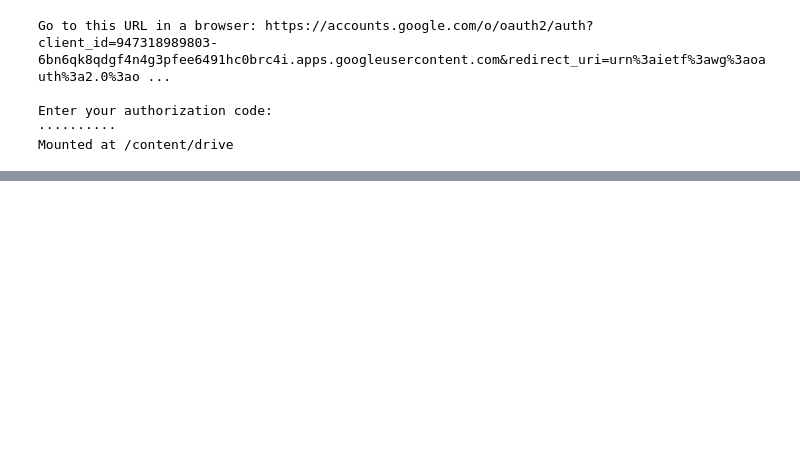
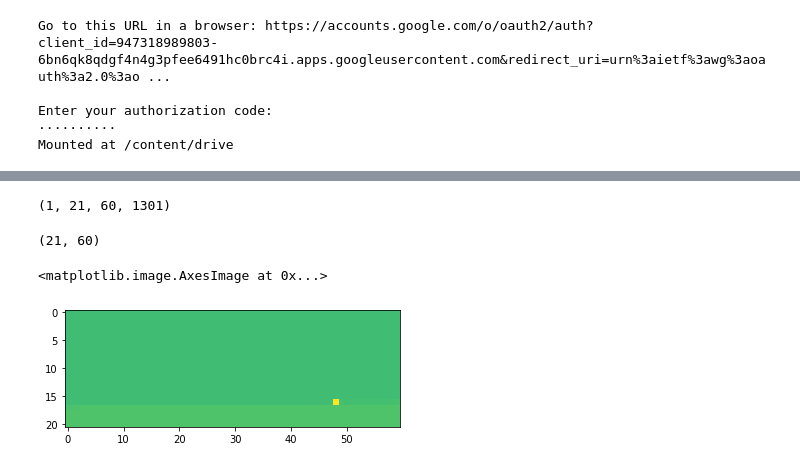
Before and after one commit to narfdf999/Arquitectura, a Jupyter notebook: Comprobacion_autoencoder.ipynb, the cells around one changed output, grey strips where cells are left out. Saved outputs shown, nothing was run; the diff lists cells and outputs as text; code cells hidden in the pictures; blank space fills up the shorter version.

```diff
--- a/Comprobacion_autoencoder.ipynb
+++ b/Comprobacion_autoencoder.ipynb
@@ -22,0 +98,39 @@ x_train = np.load('/content/drive/My Drive/1260_mercator/mercator_total.npy')
+# %%
+def pred(visual_origen,distancias, encoder, rnn, decoder):
+  visual_origen = np.expand_dims(visual_origen, axis = 0)
+  prediccion = visual_origen
+  latente1 = encoder.predict(visual_origen)
+  distancias = np.expand_dims(distancias, axis = 1)
+  latente1c = np.concatenate((latente1,distancias[0]), axis = -1)
+  latente2 = rnn.predict(latente1c)
+  latente1 = latente2
+  latente2 = decoder.predict(latente2)
+  prediccion = np.concatenate((prediccion,latente2), axis = -1)
+  it = distancias.shape[0]
+  for i in range(1,it):
+    latente1c = np.concatenate((latente1,distancias[i]), axis = -1)
+    latente2 = rnn.predict(latente1c)
+    latente1 = latente2
+    latente2 = decoder.predict(latente2)
+    prediccion = np.concatenate((prediccion,latente2), axis = -1)
+
+  return prediccion
+# %%
+prediccion = pred(mercator_aum[0],distancias[:1300], encoder, rnn, decoder)
+# %%
+print(prediccion.shape)
+# %% [output]
+(1, 21, 60, 1301)
+# %%
+prediccion = np.squeeze(prediccion, axis = 0)
+# %%
+prediccionp=np.reshape(prediccion, [1301,21,60])
+# %%
+print(prediccionp[0].shape)
+# %% [output]
+(21, 60)
+# %%
+plt.imshow(prediccionp[940],vmin=-1,vmax=1)
+# %% [output]
+<matplotlib.image.AxesImage at 0x...>
+[figure, added]
```
Also changed, not shown: parts of 38 cells of this notebook.
